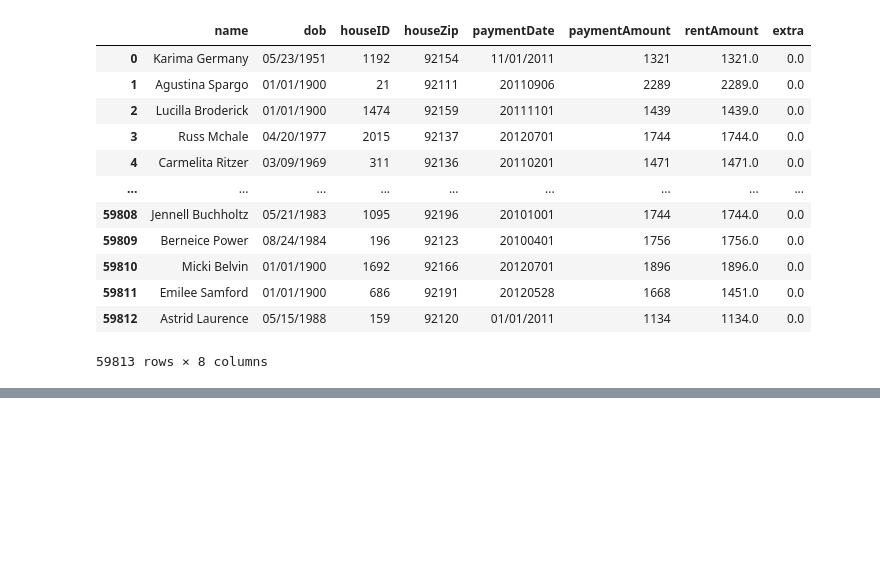
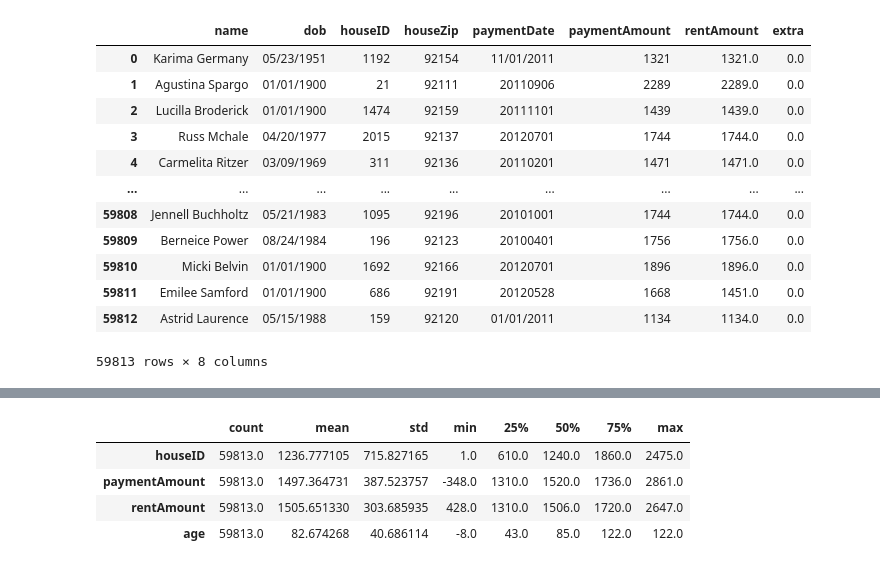
Before and after one commit to pandeysudip/Rental, a Jupyter notebook: Data_Cleaning.ipynb, the cells around one changed output, grey strips where cells are left out. Drawn from its saved outputs; the diff is of its cells as text; code cells hidden in the pictures; blank space fills up the shorter version.

```diff
--- a/Data_Cleaning.ipynb
+++ b/Data_Cleaning.ipynb
@@ -109,0 +172,9 @@ rent_df
+# %%
+# looking for statistical terms(transpose for better visulization)
+rent_df.describe().T
+# %% [output]
+|  | count | mean | std | min | 25% | 50% | 75% | max |
+| houseID | 59813.0 | 1236.777105 | 715.827165 | 1.0 | 610.0 | 1240.0 | 1860.0 | 2475.0 |
+| paymentAmount | 59813.0 | 1497.364731 | 387.523757 | -348.0 | 1310.0 | 1520.0 | 1736.0 | 2861.0 |
+| rentAmount | 59813.0 | 1505.651330 | 303.685935 | 428.0 | 1310.0 | 1506.0 | 1720.0 | 2647.0 |
+| age | 59813.0 | 82.674268 | 40.686114 | -8.0 | 43.0 | 85.0 | 122.0 | 122.0 |
```
Also changed, not shown: parts of 11 cells of this notebook.
